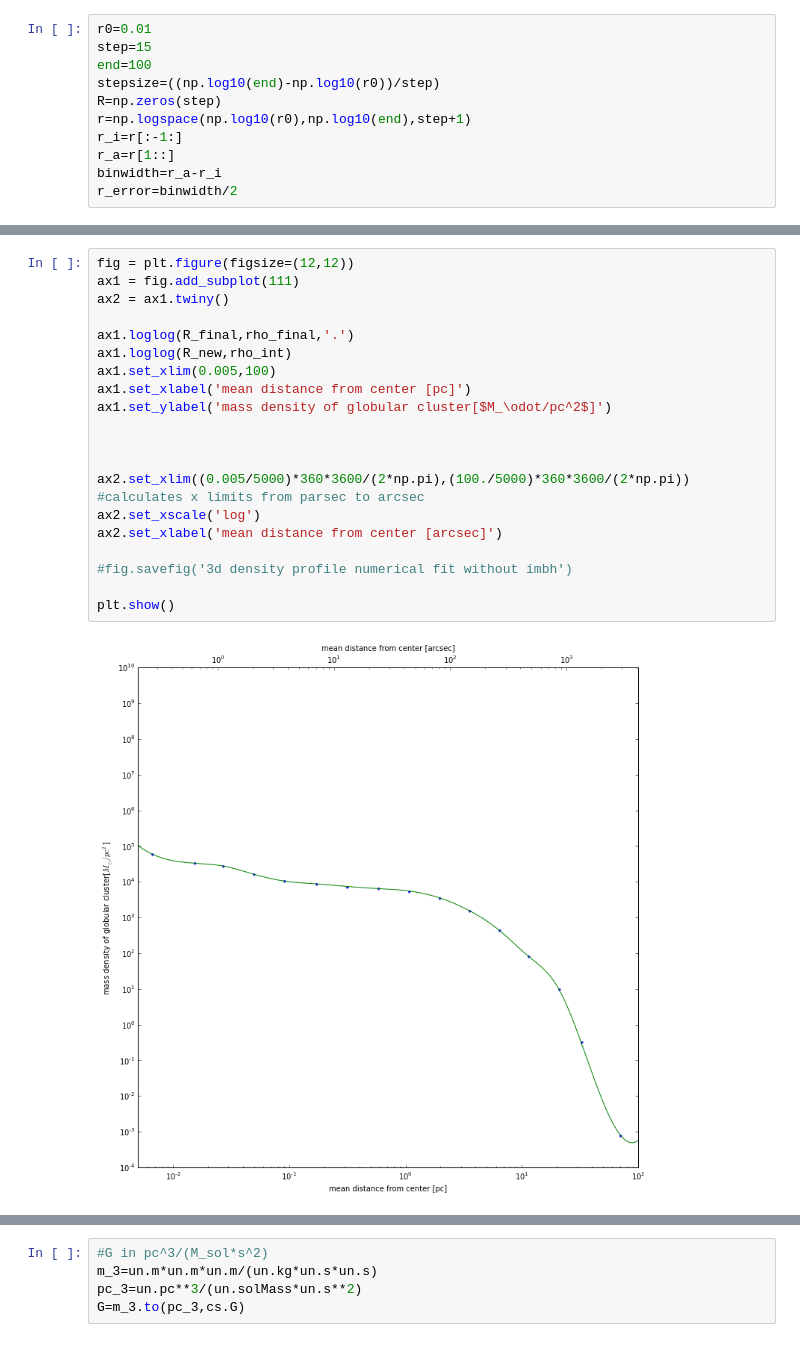
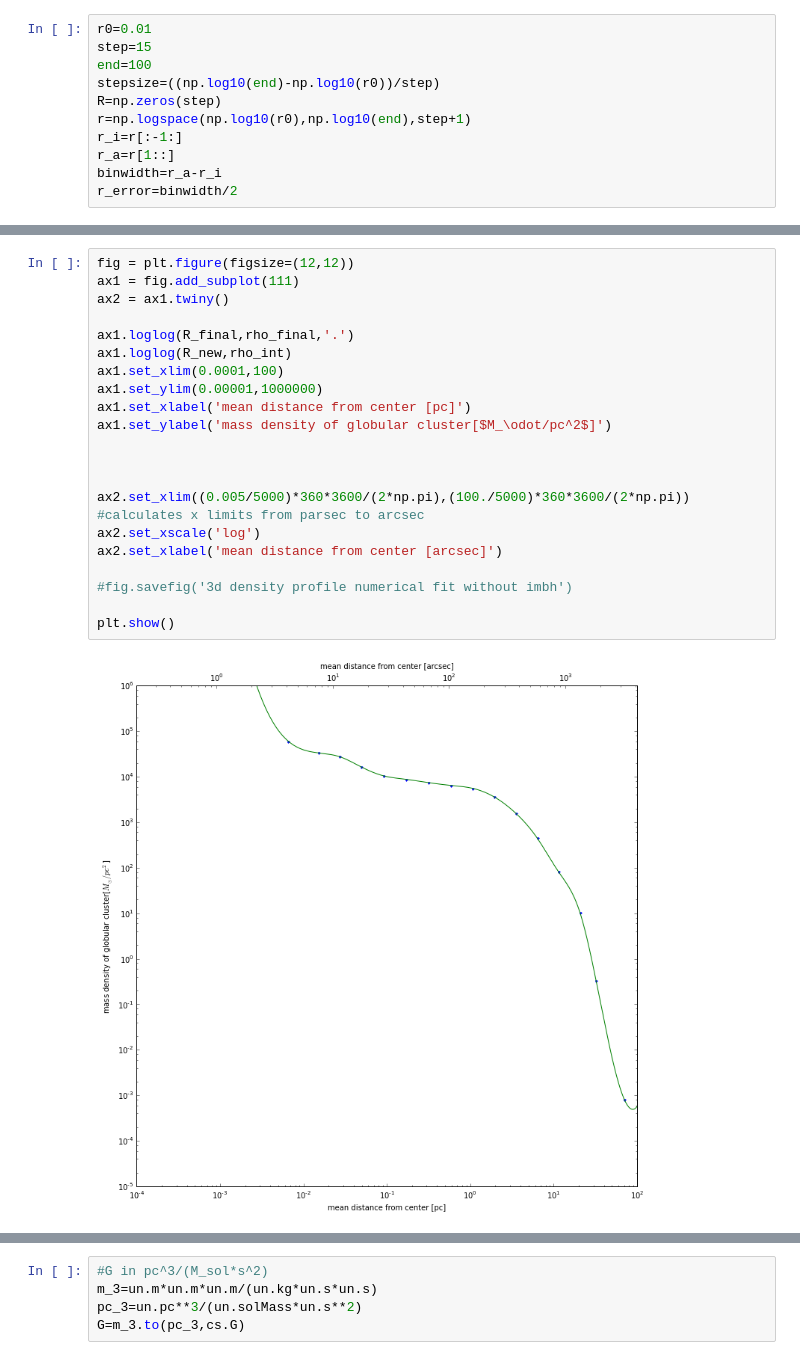
Before and after one commit to sophialilleengen/GC_actions, a Jupyter notebook: density profile 3d log numerical integration to potential without imbh.ipynb, the cells around one changed output, grey strips where cells are left out. Cells and saved outputs as stored; diff of their text form.

Commit message:
made plots look nicer

```diff
--- a/density profile 3d log numerical integration to potential without imbh.ipynb
+++ b/density profile 3d log numerical integration to potential without imbh.ipynb
@@ -70,25 +72,26 @@ np.savetxt('densityfile.txt',(R_final,rho_final))
 # %%
 fig = plt.figure(figsize=(12,12))
 ax1 = fig.add_subplot(111)
 ax2 = ax1.twiny()
 
 ax1.loglog(R_final,rho_final,'.')
 ax1.loglog(R_new,rho_int)
-ax1.set_xlim(0.005,100)
+ax1.set_xlim(0.0001,100)
+ax1.set_ylim(0.00001,1000000)
 ax1.set_xlabel('mean distance from center [pc]')
 ax1.set_ylabel('mass density of globular cluster[$M_\odot/pc^2$]')
 
 
 
 ax2.set_xlim((0.005/5000)*360*3600/(2*np.pi),(100./5000)*360*3600/(2*np.pi)) #calculates x limits from parsec to arcsec
 ax2.set_xscale('log')
 ax2.set_xlabel('mean distance from center [arcsec]')
 
 #fig.savefig('3d density profile numerical fit without imbh')
 
 plt.show()
 # %% [output]
-[figure, old version]
+[figure, new version]
 # %% [markdown]
 $\Phi(r)=4\pi G \int_{r}^{\infty}r''^2dr''\int_{0}^{r}\rho(r)r'^2dr'$
 
```
Also changed, not shown: parts of 7 cells of this notebook.
